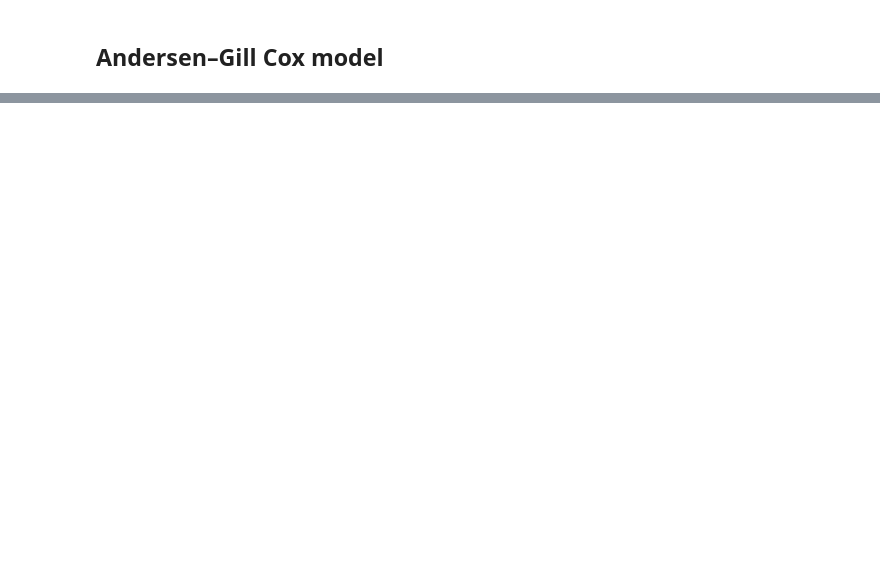
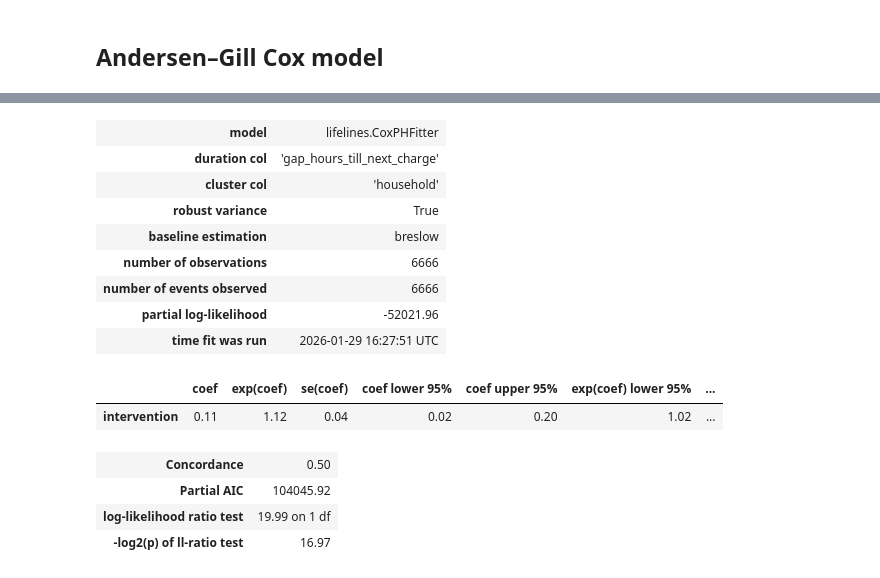
Before and after one commit to dumontduval/opticharge, a Jupyter notebook: notebooks/N00_Introductory.ipynb, the cells around one changed output, grey strips where cells are left out. Saved outputs shown, nothing was run; the diff lists cells and outputs as text; code cells hidden in the pictures; blank space fills up the shorter version.

```diff
--- a/notebooks/N00_Introductory.ipynb
+++ b/notebooks/N00_Introductory.ipynb
@@ -823,0 +768,38 @@ Error:
+# %%
+# Time between end of one charge and start of the next
+
+cph = ll.CoxPHFitter()
+
+cph.fit(
+    gap_times[[
+    "gap_hours_till_next_charge",
+    "household",          # cluster
+    "intervention",       # example covariate
+]],
+    duration_col="gap_hours_till_next_charge",
+    cluster_col="household"
+)
+
+cph.print_summary()
+
+# How does the intervention change the rate at which the next charging event occurs, conditional on the previous one?
+
+# After the intervention, households are 12% more likely to start a new EV charging session at any given hour, compared to control --> Charging gaps are shorter under intervention.
+
+#given two charging gaps does the model correctly assign a higher hazard to the one that actually ends sooner?
+# %% [output]
+| model | lifelines.CoxPHFitter |
+| duration col | 'gap_hours_till_next_charge' |
+| cluster col | 'household' |
+| robust variance | True |
+| baseline estimation | breslow |
+| number of observations | 6666 |
+| number of events observed | 6666 |
+| partial log-likelihood | -52021.96 |
+| time fit was run | 2026-01-29 16:27:51 UTC |
+|  | coef | exp(coef) | se(coef) | coef lower 95% | coef upper 95% | exp(coef) lower 95% | ... |
+| intervention | 0.11 | 1.12 | 0.04 | 0.02 | 0.20 | 1.02 | ... |
+| Concordance | 0.50 |
+| Partial AIC | 104045.92 |
+| log-likelihood ratio test | 19.99 on 1 df |
+| -log2(p) of ll-ratio test | 16.97 |
```
Also changed, not shown: parts of 30 cells of this notebook.
